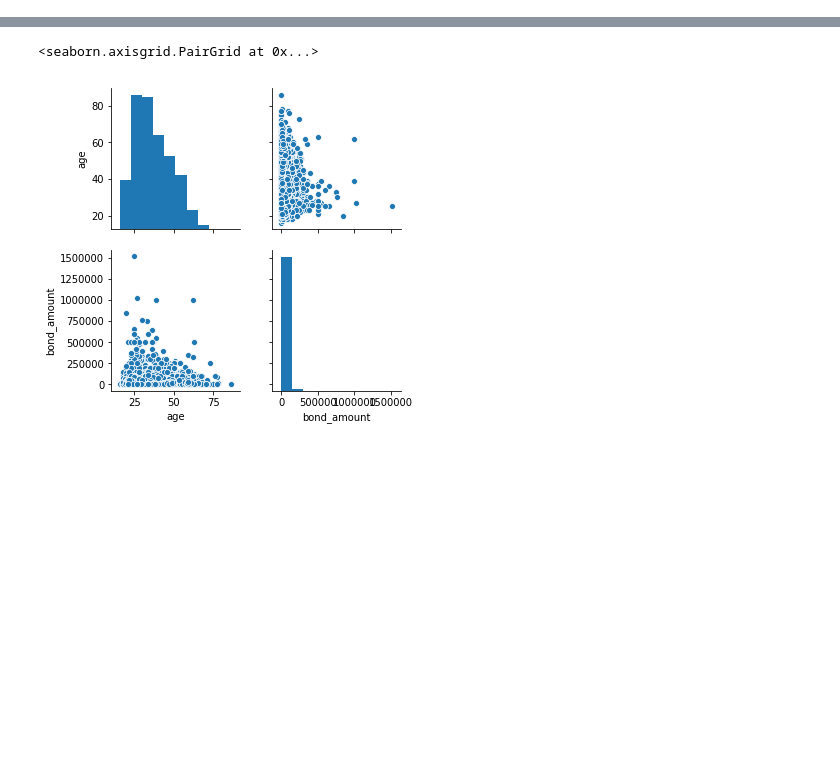
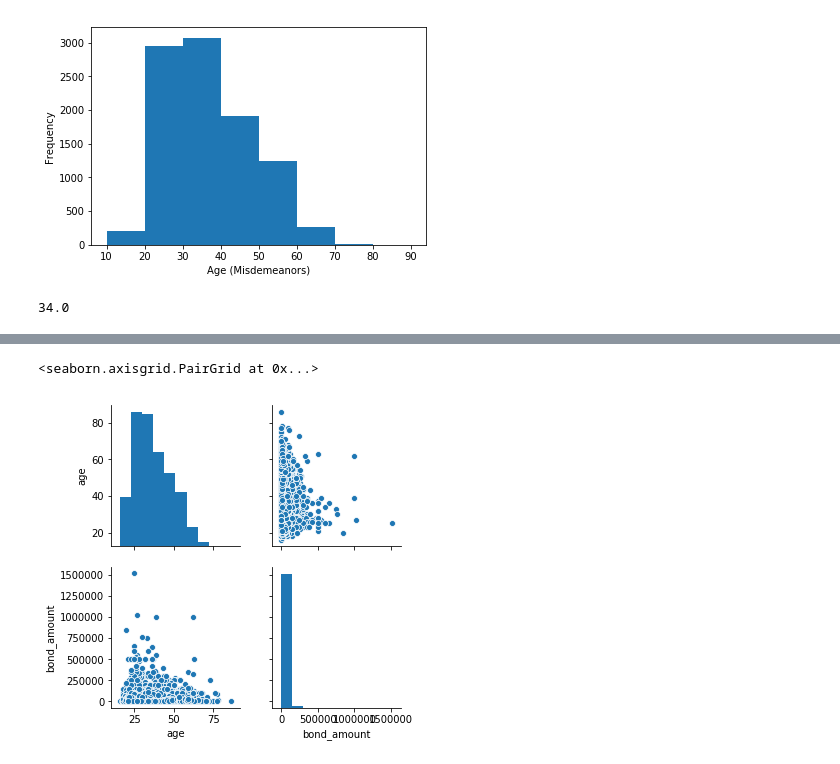
Before and after one commit to SlothDream/SBCap1_CT, a Jupyter notebook: CT_EDA.ipynb, the cells around one changed output, grey strips where cells are left out. Drawn from its saved outputs; the diff is of its cells as text; code cells hidden in the pictures; blank space fills up the shorter version.

```diff
--- a/CT_EDA.ipynb
+++ b/CT_EDA.ipynb
@@ -46,0 +107,11 @@ misdemeanor_df = df.loc[df['offense_class'].str.endswith('M')]
+# %%
+# Now, plot the ages and ecdf of the ages for misdemeanor detainees.
+# Bins are decades for now.
+ax = misdemeanor_df.age.plot(kind='hist', bins=bin_edges)
+ax = plt.xlabel('Age (Misdemeanors)')
+ax = plt.ylabel('Frequency')
+plt.show()
+misdemeanor_df.age.median()
+# %% [output]
+[figure, added]
+34.0
```
Also changed, not shown: parts of 51 cells of this notebook.
